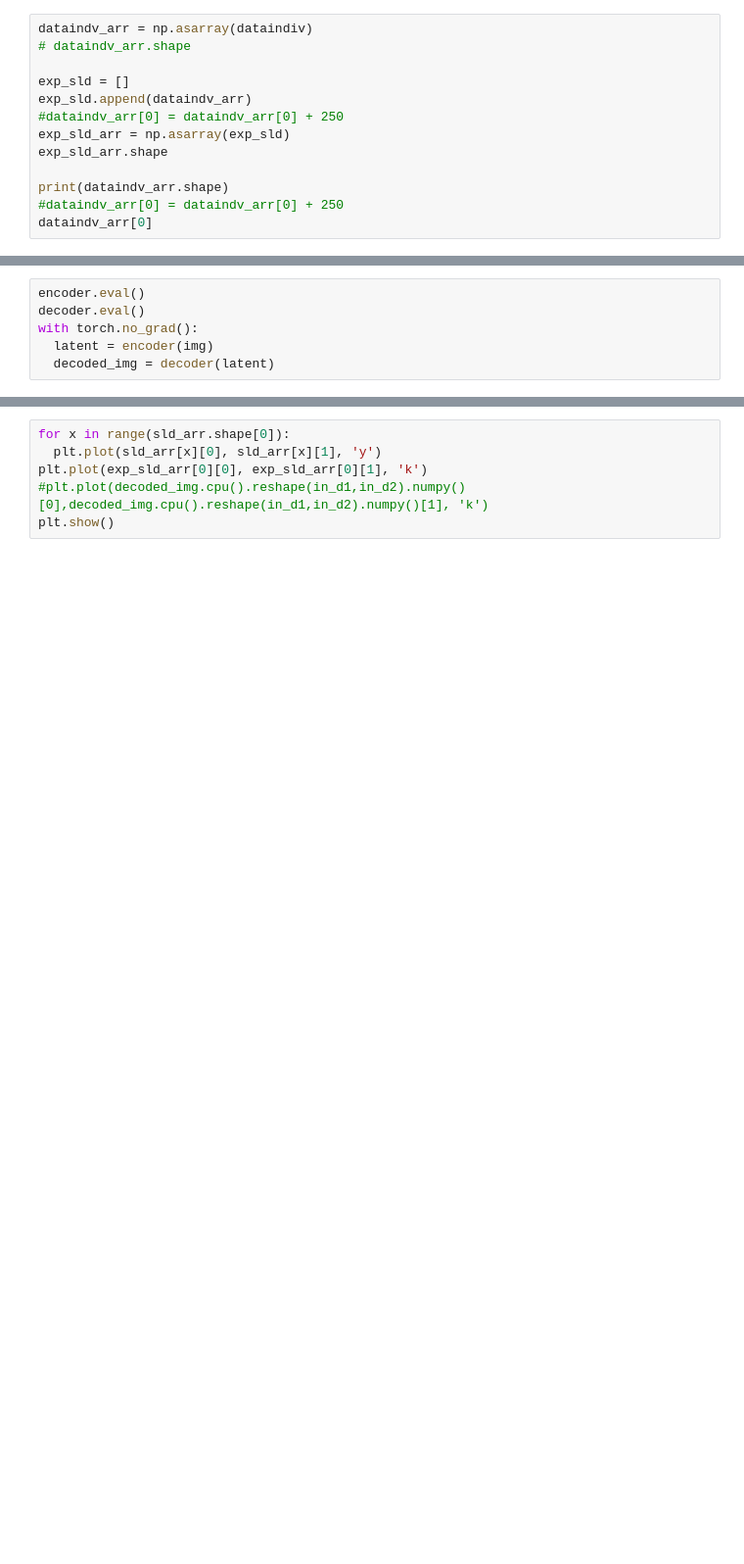
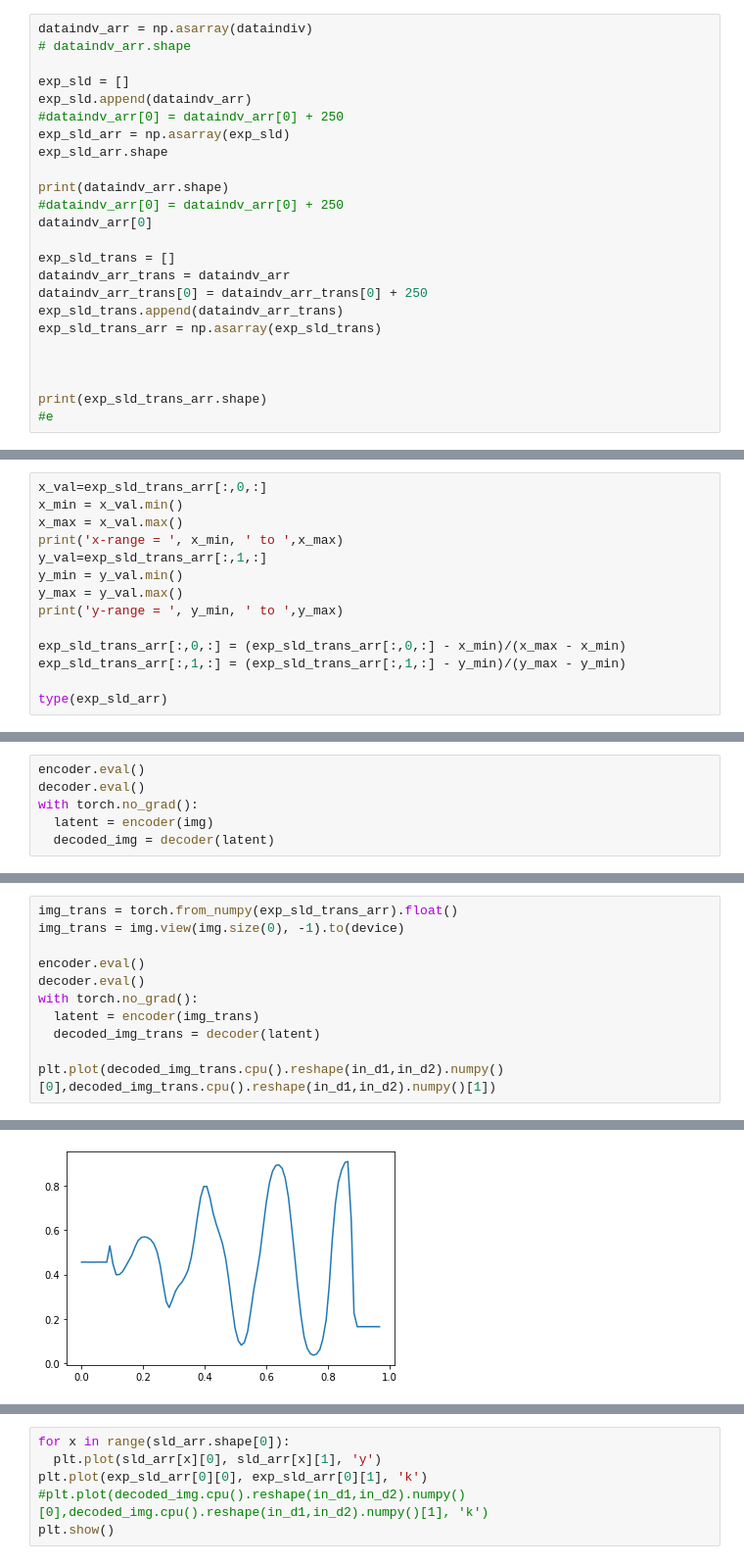
Before and after one commit to MikJak75/Neutron_Reflect, a Jupyter notebook: nr_v12.ipynb, the cells around one changed output, grey strips where cells are left out. Shown at 98% size. Drawn from its saved outputs; the diff is of its cells as text; blank space fills up the shorter version.

```diff
--- a/nr_v12.ipynb
+++ b/nr_v12.ipynb
@@ -561,5 +561,16 @@ exp_sld_arr.shape
 print(dataindv_arr.shape)
 #dataindv_arr[0] = dataindv_arr[0] + 250
 dataindv_arr[0]
+
+exp_sld_trans = []
+dataindv_arr_trans = dataindv_arr
+dataindv_arr_trans[0] = dataindv_arr_trans[0] + 250
+exp_sld_trans.append(dataindv_arr_trans)
+exp_sld_trans_arr = np.asarray(exp_sld_trans)
+
+
+
+print(exp_sld_trans_arr.shape)
+#e
 # %% [output]
 (2, 96)
@@ -653,3 +649,17 @@ type(exp_sld_arr)
 x-range =  0.0  to  1879.92
 y-range =  0.00808414  to  6.2808628569
 numpy.ndarray
+# %%
+x_val=exp_sld_trans_arr[:,0,:]
+x_min = x_val.min()
+x_max = x_val.max()
+print('x-range = ', x_min, ' to ',x_max)
+y_val=exp_sld_trans_arr[:,1,:]
+y_min = y_val.min()
+y_max = y_val.max()
+print('y-range = ', y_min, ' to ',y_max)
+
+exp_sld_trans_arr[:,0,:] = (exp_sld_trans_arr[:,0,:] - x_min)/(x_max - x_min)
+exp_sld_trans_arr[:,1,:] = (exp_sld_trans_arr[:,1,:] - y_min)/(y_max - y_min)
+
+type(exp_sld_arr)
@@ -712,3 +726,15 @@ print(img_arr_trans)
        0.        , 0.        , 0.        , 0.        , 0.        ,
        0.        ], dtype=float32)]
 [figure]
+# %%
+img_trans = torch.from_numpy(exp_sld_trans_arr).float()
+img_trans = img.view(img.size(0), -1).to(device)
+
+encoder.eval()
+decoder.eval()
+with torch.no_grad():
+  latent = encoder(img_trans)
+  decoded_img_trans = decoder(latent)
+
+plt.plot(decoded_img_trans.cpu().reshape(in_d1,in_d2).numpy()[0],decoded_img_trans.cpu().reshape(in_d1,in_d2).numpy()[1])
+# %% [output]
@@ -715,3 +742,4 @@ print(img_arr_trans)
+[figure, added]
 # %%
 plt.plot(decoded_img.cpu().reshape(in_d1,in_d2).numpy()[0],decoded_img.cpu().reshape(in_d1,in_d2).numpy()[1])
 # %% [output]
```
Also changed, not shown: parts of 19 cells of this notebook.
